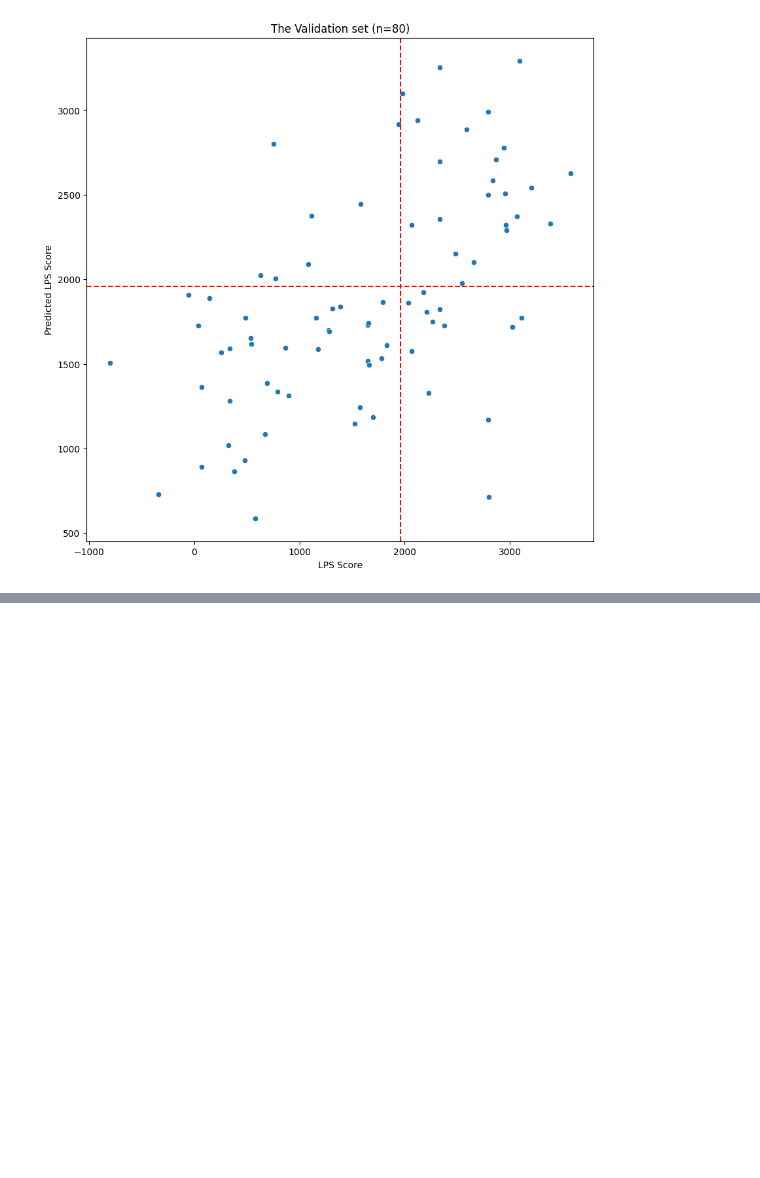
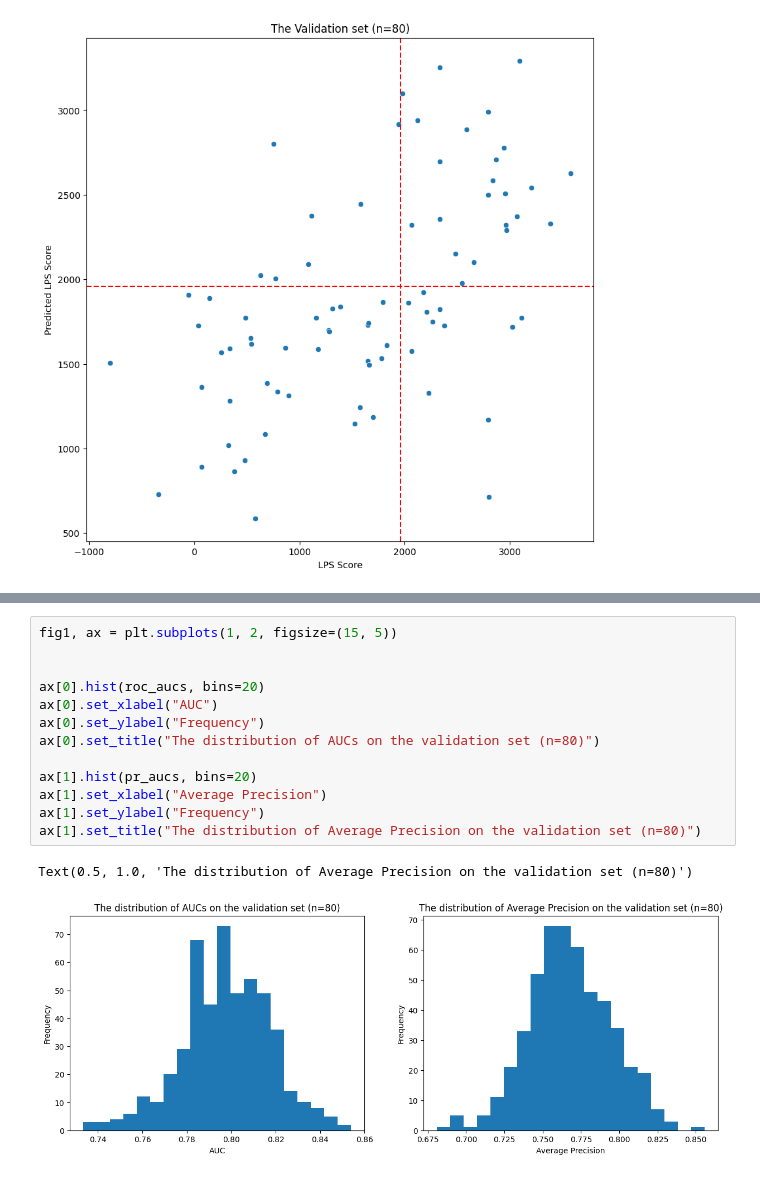
Before and after one commit to etabari/goya_paper, a Jupyter notebook: coo-modeling/03.01-ens-regression-gene_noAf.ipynb, the cells around one changed output, grey strips where cells are left out. Drawn from its saved outputs; the diff is of its cells as text; blank space fills up the shorter version.

```diff
--- a/coo-modeling/03.01-ens-regression-gene_noAf.ipynb
+++ b/coo-modeling/03.01-ens-regression-gene_noAf.ipynb
@@ -431,0 +533,16 @@ array([5.36288867e-05, 5.67765855e-05, 6.00509627e-05, 6.34531846e-05,
+# %%
+fig1, ax = plt.subplots(1, 2, figsize=(15, 5))
+
+
+ax[0].hist(roc_aucs, bins=20)
+ax[0].set_xlabel("AUC")
+ax[0].set_ylabel("Frequency")
+ax[0].set_title("The distribution of AUCs on the validation set (n=80)")
+
+ax[1].hist(pr_aucs, bins=20)
+ax[1].set_xlabel("Average Precision")
+ax[1].set_ylabel("Frequency")
+ax[1].set_title("The distribution of Average Precision on the validation set (n=80)")
+# %% [output]
+Text(0.5, 1.0, 'The distribution of Average Precision on the validation set (n=80)')
+[figure, added]
```
Also changed, not shown: parts of 12 cells of this notebook, 2 other files.
